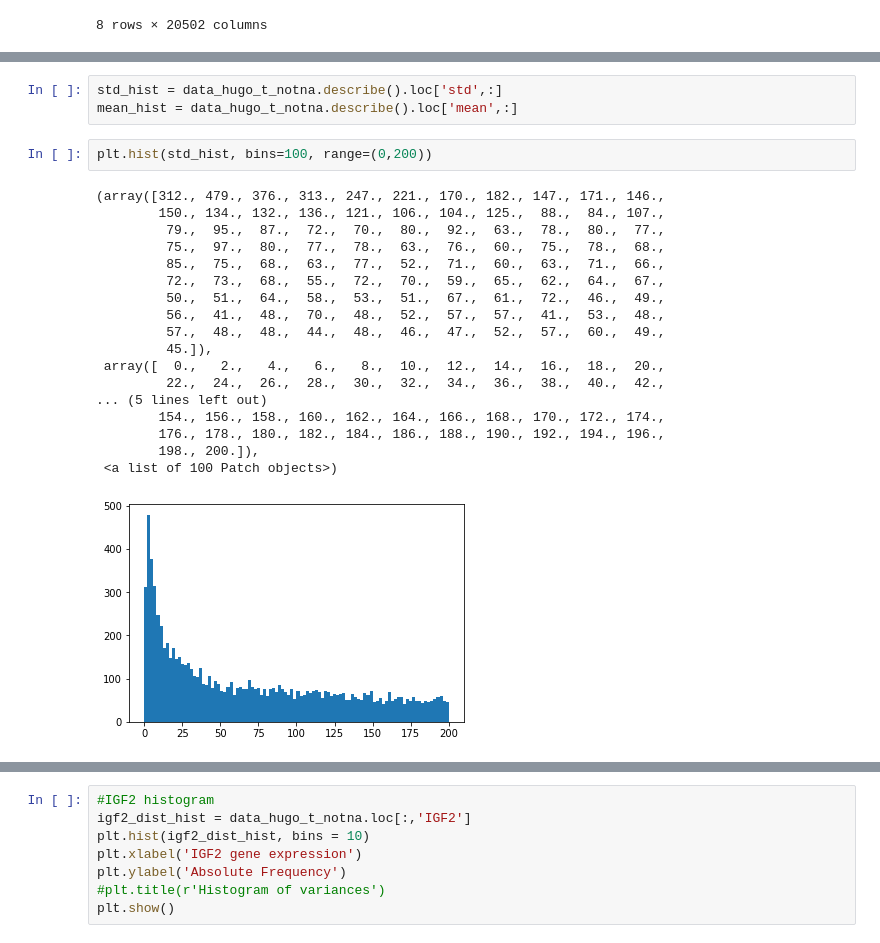
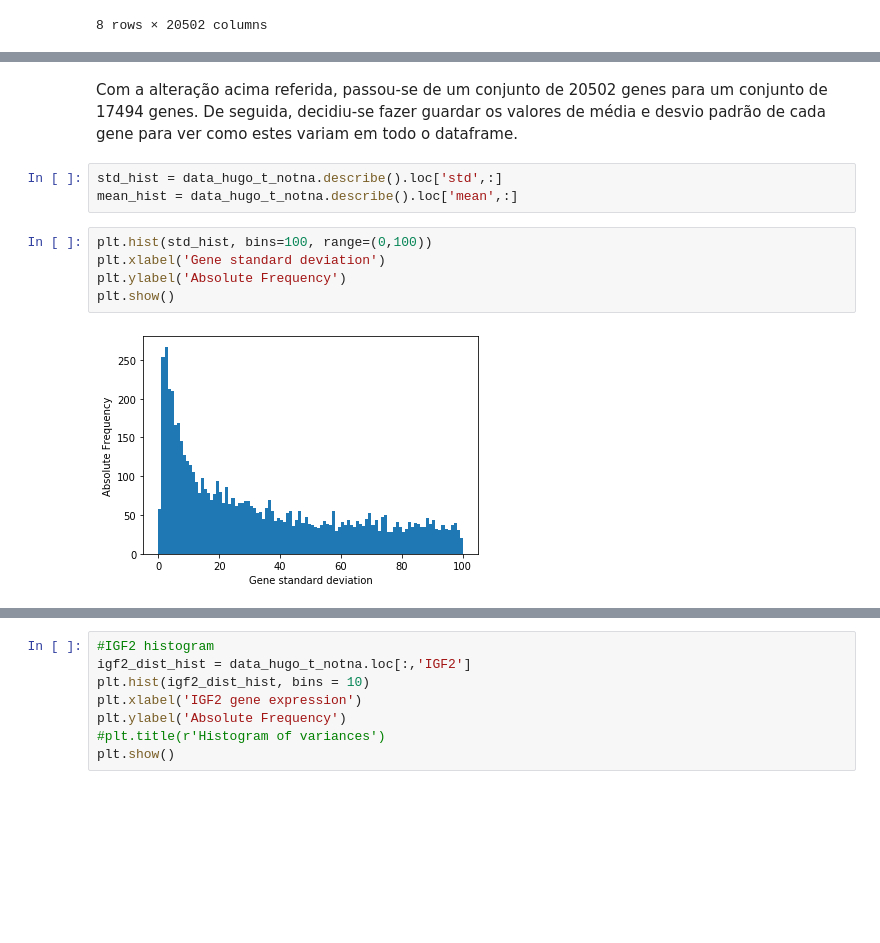
Before and after one commit to edgar-pinto/MEBIOM_BIOINF, a Jupyter notebook: dataset1.ipynb, the cells around one changed output, grey strips where cells are left out. Drawn from its saved outputs; the diff is of its cells as text; blank space fills up the shorter version.

```diff
--- a/dataset1.ipynb
+++ b/dataset1.ipynb
@@ -323,27 +326,16 @@ Total Missing Values: 0
 8 rows × 17494 columns
+# %% [markdown]
+Com a alteração acima referida, passou-se de um conjunto de 20502 genes para um conjunto de 17494 genes.
+De seguida, decidiu-se fazer guardar os valores de média e desvio padrão de cada gene para ver como estes variam em todo o dataframe.
 # %%
 std_hist = data_hugo_t_notna.describe().loc['std',:]
 mean_hist = data_hugo_t_notna.describe().loc['mean',:]
 # %%
-plt.hist(std_hist, bins=100, range=(0,200))
+plt.hist(std_hist, bins=100, range=(0,100))
+plt.xlabel('Gene standard deviation')
+plt.ylabel('Absolute Frequency')
+plt.show()
 # %% [output]
-(array([312., 479., 376., 313., 247., 221., 170., 182., 147., 171., 146.,
-        150., 134., 132., 136., 121., 106., 104., 125.,  88.,  84., 107.,
-         79.,  95.,  87.,  72.,  70.,  80.,  92.,  63.,  78.,  80.,  77.,
-         75.,  97.,  80.,  77.,  78.,  63.,  76.,  60.,  75.,  78.,  68.,
-         85.,  75.,  68.,  63.,  77.,  52.,  71.,  60.,  63.,  71.,  66.,
-         72.,  73.,  68.,  55.,  72.,  70.,  59.,  65.,  62.,  64.,  67.,
-         50.,  51.,  64.,  58.,  53.,  51.,  67.,  61.,  72.,  46.,  49.,
-         56.,  41.,  48.,  70.,  48.,  52.,  57.,  57.,  41.,  53.,  48.,
-         57.,  48.,  48.,  44.,  48.,  46.,  47.,  52.,  57.,  60.,  49.,
-         45.]),
- array([  0.,   2.,   4.,   6.,   8.,  10.,  12.,  14.,  16.,  18.,  20.,
-         22.,  24.,  26.,  28.,  30.,  32.,  34.,  36.,  38.,  40.,  42.,
-... (5 lines left out)
-        154., 156., 158., 160., 162., 164., 166., 168., 170., 172., 174.,
-        176., 178., 180., 182., 184., 186., 188., 190., 192., 194., 196.,
-        198., 200.]),
- <a list of 100 Patch objects>)
-[figure, old version]
+[figure, new version]
 # %%
 plt.hist(mean_hist, bins=100, range = (0,100))
```
Also changed, not shown: parts of 82 cells of this notebook.
